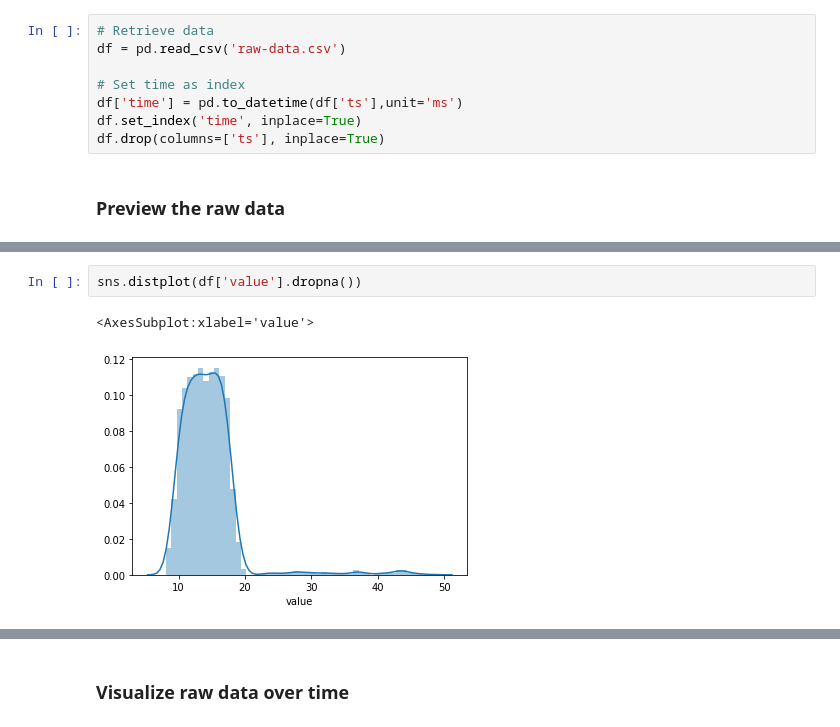
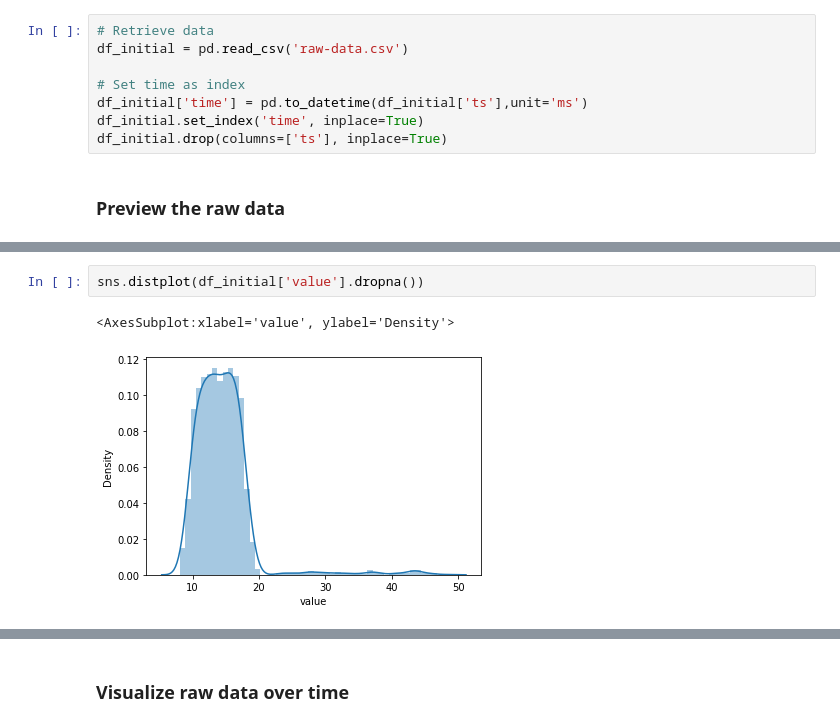
Before and after one commit to sa-mw-dach/manuela-dev, a Jupyter notebook: ml-models/anomaly-detection/Anomaly Detection-using-TF-and-Deep-Learning.ipynb, the cells around one changed output, grey strips where cells are left out. Cells and saved outputs as stored; diff of their text form.

```diff
--- a/ml-models/anomaly-detection/Anomaly Detection-using-TF-and-Deep-Learning.ipynb
+++ b/ml-models/anomaly-detection/Anomaly Detection-using-TF-and-Deep-Learning.ipynb
@@ -61,12 +61,12 @@ def printmd(string):
 ## Explore sensor data  <a class="anchor" id="chapter1"></a>
 # %%
 # Retrieve data
-df = pd.read_csv('raw-data.csv')
+df_initial = pd.read_csv('raw-data.csv')
 
 # Set time as index
-df['time'] = pd.to_datetime(df['ts'],unit='ms')
-df.set_index('time', inplace=True)
-df.drop(columns=['ts'], inplace=True)
+df_initial['time'] = pd.to_datetime(df_initial['ts'],unit='ms')
+df_initial.set_index('time', inplace=True)
+df_initial.drop(columns=['ts'], inplace=True)
 # %% [markdown]
 ### Preview the raw data   <a class="anchor" id="section_1_1"></a>
 # %%
@@ -103,8 +103,8 @@ df.describe()
 | 75% | 16.180843 | 0.000000 |
 | max | 48.423213 | 1.000000 |
 # %%
-sns.distplot(df['value'].dropna())
+sns.distplot(df_initial['value'].dropna())
 # %% [output]
-<AxesSubplot:xlabel='value'>
+<AxesSubplot:xlabel='value', ylabel='Density'>
-[figure, old version]
+[figure, new version]
 # %%
```
Also changed, not shown: parts of 45 cells of this notebook, 2 other files.
